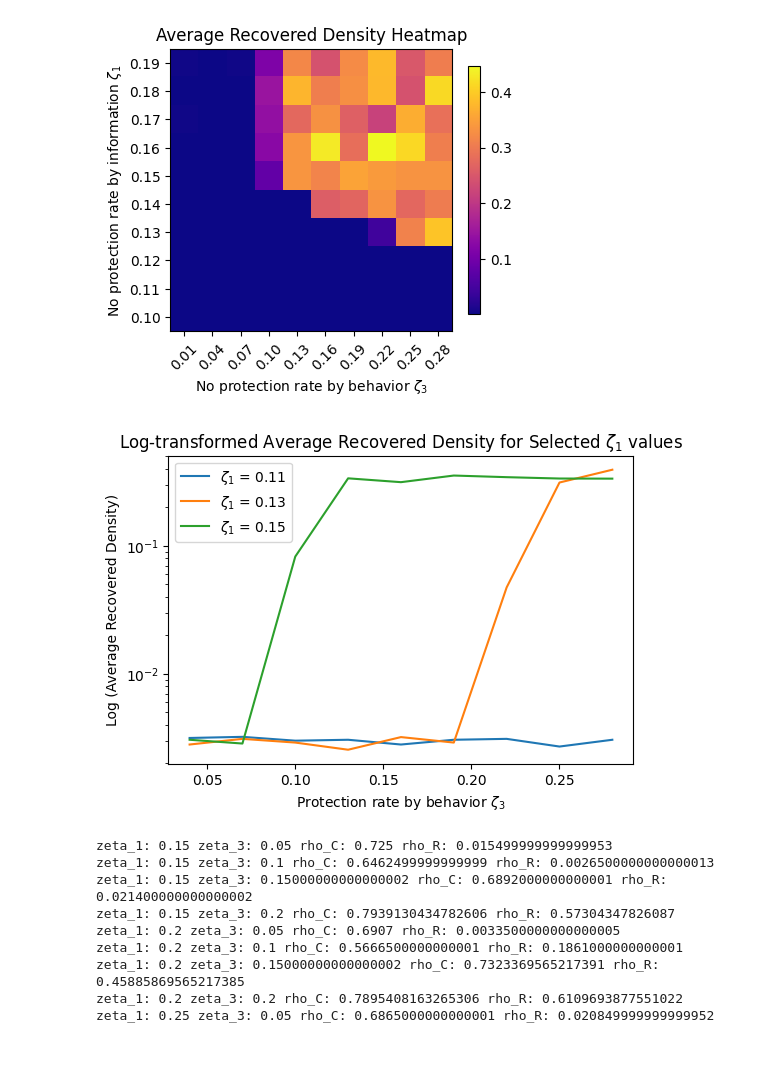
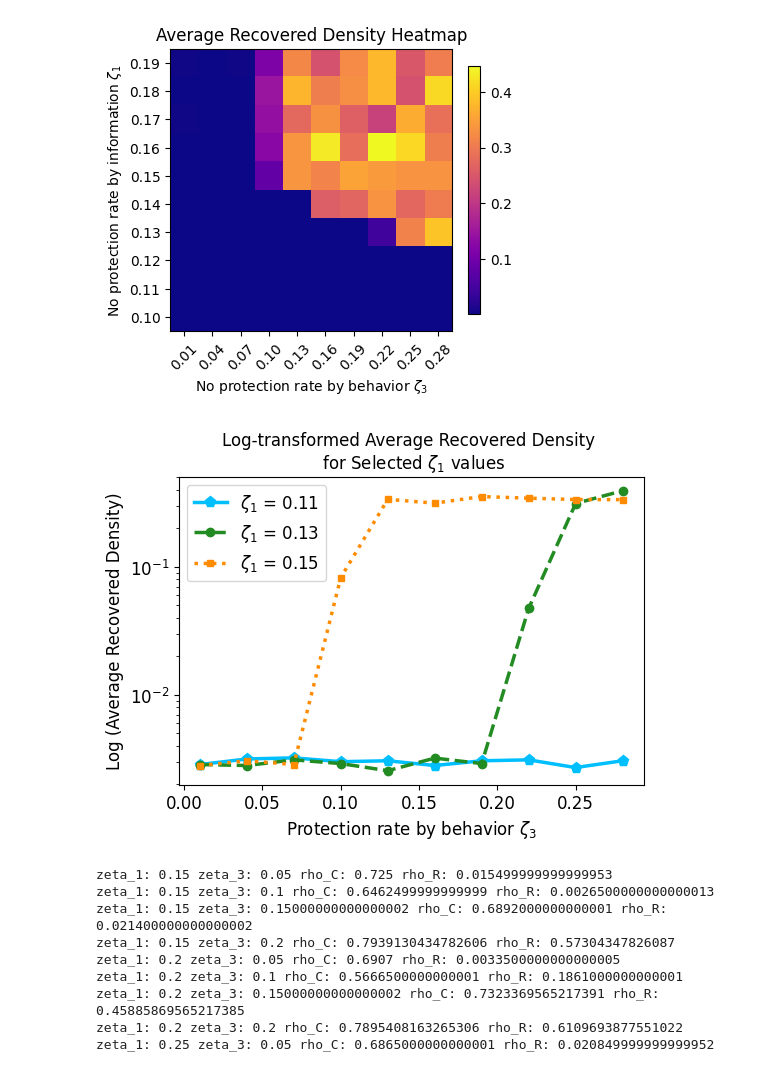
Before and after one commit to Nancy-Shi/Complex_Networks, a Jupyter notebook: 3_Layer_Coupling_081423_zeta_1_zeta_3.ipynb, the cells around one changed output. Drawn from its saved outputs; the diff is of its cells as text; code cells hidden in the pictures.

```diff
--- a/3_Layer_Coupling_081423_zeta_1_zeta_3.ipynb
+++ b/3_Layer_Coupling_081423_zeta_1_zeta_3.ipynb
@@ -691,27 +691,44 @@ plt.show()
 # %%
 import matplotlib.pyplot as plt
 
 zeta_1_indices = [1,3,5]
+df = pd.read_csv('/content/drive/My Drive/Network_Tests/rho_R_zeta1_zeta3_5_more_samples.csv')
+results_rho_R5 = df.to_numpy()
+
+zeta_1_values5 = np.arange(0.10, 0.20, 0.01)
+zeta_3_values5 = np.arange(0.01, 0.31, 0.03)
 
 # Initialize a plot
 fig, ax = plt.subplots(figsize=(6,4))
 
+from itertools import cycle
+lines = ["-","--",":","-."]
+markers = ["p","o","s","D"]
+sizes = [8, 6, 4, 1]
+colors = ["deepskyblue","forestgreen", "darkorange","darkviolet"]
+linecycler = cycle(lines)
+markercycler = cycle(markers)
+sizecycler = cycle(sizes)
+colorcycler = cycle(colors)
+
 # Loop over the selected zeta_2 indices
 for index in zeta_1_indices:
-    density_values = results_rho_R5[index, 1:10]
-    ax.plot(zeta_3_values5[1:10], density_values, label=f'$\zeta_1$ = {zeta_1_values5[index]:.2f}')
+    density_values = results_rho_R5[index, 1:11]
+    ax.plot(zeta_3_values5, density_values, label=f'$\zeta_1$ = {zeta_1_values5[index]:.2f}', linewidth=2.5, color = next(colorcycler), linestyle = next(linecycler), markersize = next(sizecycler), marker = next(markercycler))
 
 # Setting labels, legend and title
-ax.set_xlabel('Protection rate by behavior $\zeta_3$')
-ax.set_ylabel('Log (Average Recovered Density)')
-ax.set_title('Log-transformed Average Recovered Density for Selected $\zeta_1$ values')
+ax.set_xlabel('Protection rate by behavior $\zeta_3$', fontsize = 12)
+ax.set_ylabel('Log (Average Recovered Density)', fontsize = 12)
+ax.set_title('Log-transformed Average Recovered Density \n for Selected $\zeta_1$ values', fontsize = 12)
 ax.set_yscale('log')  # Set y-axis to be logarithmic
-ax.legend()
+plt.rc('xtick', labelsize=12)
+plt.rc('ytick', labelsize=12)
+ax.legend(fontsize = 12)
 
 # Display the plot
 plt.show()
 # %% [output]
-[figure, old version]
+[figure, new version]
 # %%
 lam = 0.1
 alp = 1
```
